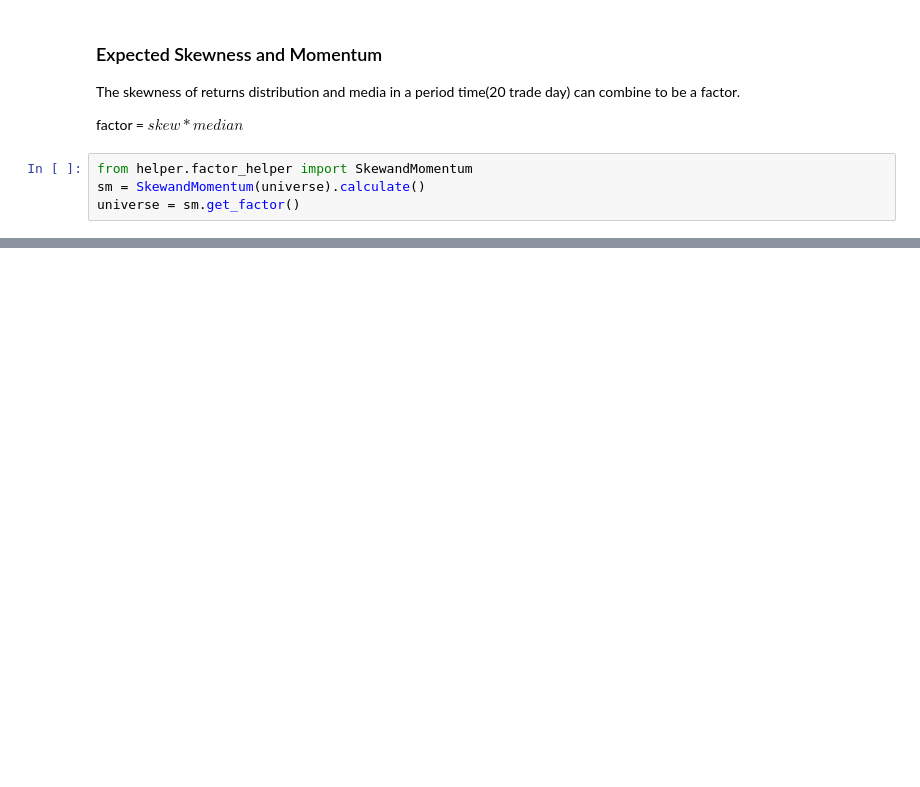
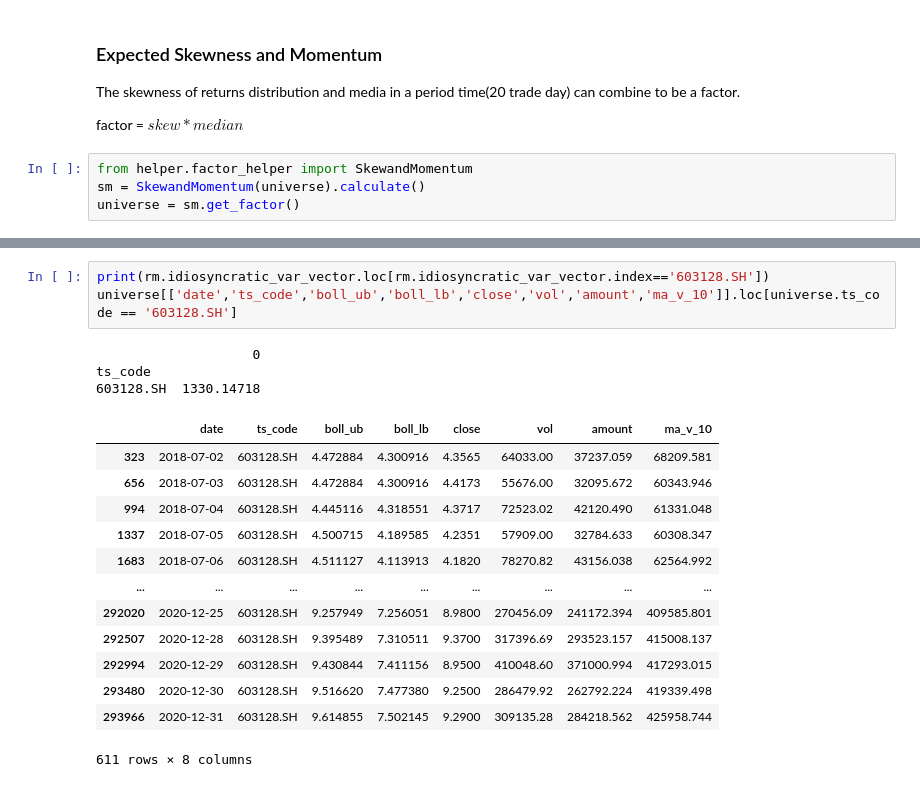
Before and after one commit to JiaRuiming-1/AI-Trading, a Jupyter notebook: P4_Factor_Rearch/complete_knowedge_utilization.ipynb, the cells around one changed output, grey strips where cells are left out. Cells and saved outputs as stored; diff of their text form; blank space fills up the shorter version.

```diff
--- a/P4_Factor_Rearch/complete_knowedge_utilization.ipynb
+++ b/P4_Factor_Rearch/complete_knowedge_utilization.ipynb
@@ -202,0 +244,20 @@ universe = sm.get_factor()
+# %%
+print(rm.idiosyncratic_var_vector.loc[rm.idiosyncratic_var_vector.index=='603128.SH'])
+universe[['date','ts_code','boll_ub','boll_lb','close','vol','amount','ma_v_10']].loc[universe.ts_code == '603128.SH']
+# %% [output]
+                    0
+ts_code
+603128.SH  1330.14718
+|  | date | ts_code | boll_ub | boll_lb | close | vol | amount | ma_v_10 |
+| 323 | 2018-07-02 | 603128.SH | 4.472884 | 4.300916 | 4.3565 | 64033.00 | 37237.059 | 68209.581 |
+| 656 | 2018-07-03 | 603128.SH | 4.472884 | 4.300916 | 4.4173 | 55676.00 | 32095.672 | 60343.946 |
+| 994 | 2018-07-04 | 603128.SH | 4.445116 | 4.318551 | 4.3717 | 72523.02 | 42120.490 | 61331.048 |
+| 1337 | 2018-07-05 | 603128.SH | 4.500715 | 4.189585 | 4.2351 | 57909.00 | 32784.633 | 60308.347 |
+| 1683 | 2018-07-06 | 603128.SH | 4.511127 | 4.113913 | 4.1820 | 78270.82 | 43156.038 | 62564.992 |
+| ... | ... | ... | ... | ... | ... | ... | ... | ... |
+| 292020 | 2020-12-25 | 603128.SH | 9.257949 | 7.256051 | 8.9800 | 270456.09 | 241172.394 | 409585.801 |
+| 292507 | 2020-12-28 | 603128.SH | 9.395489 | 7.310511 | 9.3700 | 317396.69 | 293523.157 | 415008.137 |
+| 292994 | 2020-12-29 | 603128.SH | 9.430844 | 7.411156 | 8.9500 | 410048.60 | 371000.994 | 417293.015 |
+| 293480 | 2020-12-30 | 603128.SH | 9.516620 | 7.477380 | 9.2500 | 286479.92 | 262792.224 | 419339.498 |
+| 293966 | 2020-12-31 | 603128.SH | 9.614855 | 7.502145 | 9.2900 | 309135.28 | 284218.562 | 425958.744 |
+611 rows × 8 columns
```
Also changed, not shown: parts of 37 cells of this notebook.
